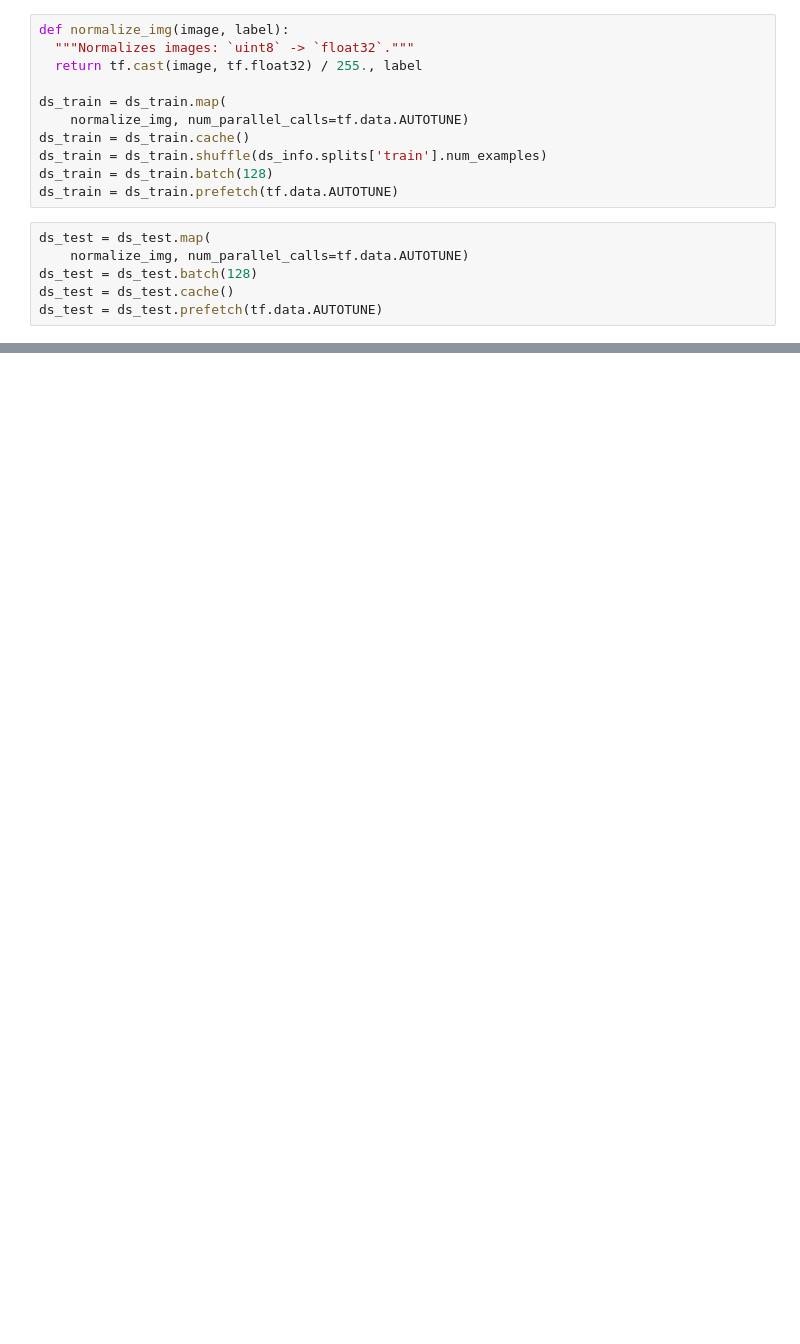
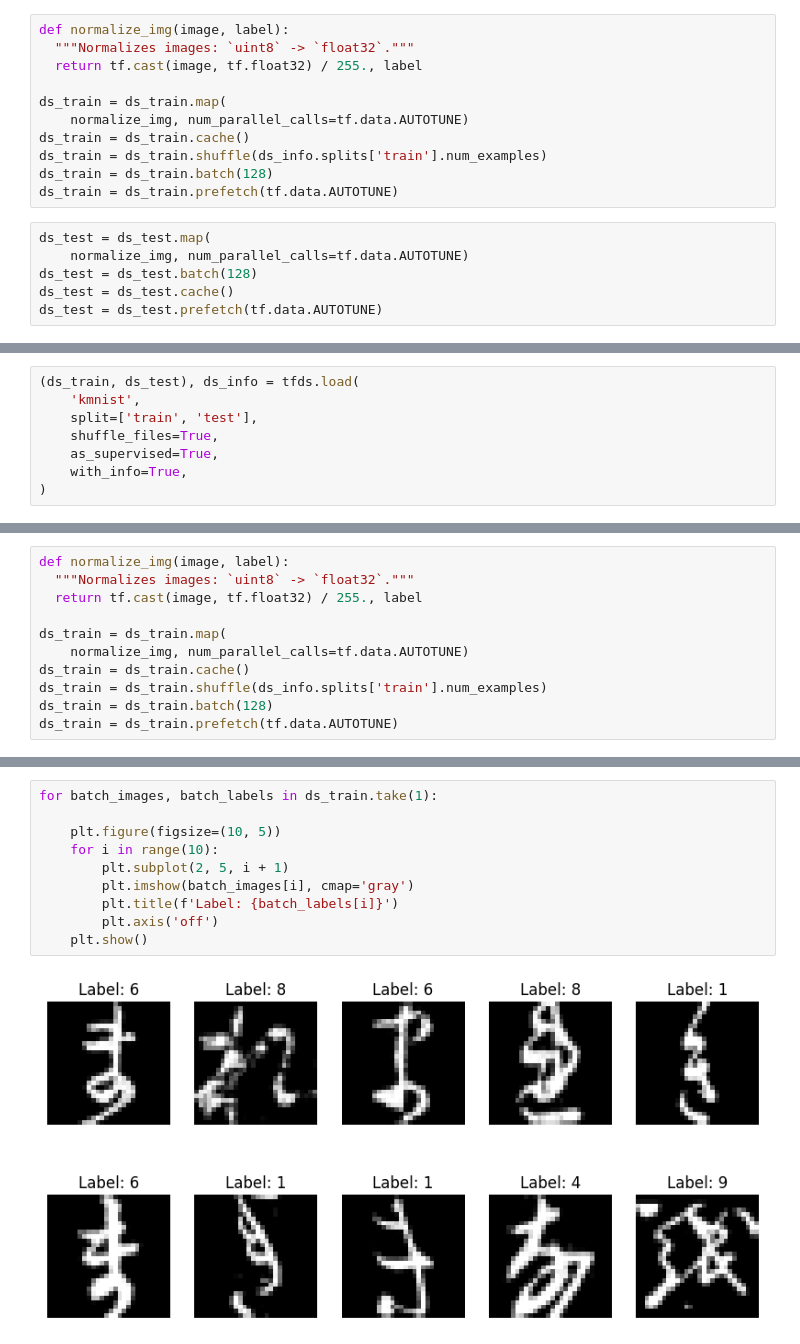
Before and after one commit to Ornellah/TensorFlowModels, a Jupyter notebook: lenet5.ipynb, the cells around one changed output, grey strips where cells are left out. Cells and saved outputs as stored; diff of their text form; blank space fills up the shorter version.

```diff
--- a/lenet5.ipynb
+++ b/lenet5.ipynb
@@ -78,0 +127,8 @@ Epoch 6/6
+# %%
+(ds_train, ds_test), ds_info = tfds.load(
+    'kmnist',
+    split=['train', 'test'],
+    shuffle_files=True,
+    as_supervised=True,
+    with_info=True,
+)
@@ -78,0 +140,11 @@ Epoch 6/6
+# %%
+def normalize_img(image, label):
+  """Normalizes images: `uint8` -> `float32`."""
+  return tf.cast(image, tf.float32) / 255., label
+
+ds_train = ds_train.map(
+    normalize_img, num_parallel_calls=tf.data.AUTOTUNE)
+ds_train = ds_train.cache()
+ds_train = ds_train.shuffle(ds_info.splits['train'].num_examples)
+ds_train = ds_train.batch(128)
+ds_train = ds_train.prefetch(tf.data.AUTOTUNE)
@@ -78,0 +177,12 @@ Epoch 6/6
+# %%
+for batch_images, batch_labels in ds_train.take(1):
+
+    plt.figure(figsize=(10, 5))
+    for i in range(10):
+        plt.subplot(2, 5, i + 1)
+        plt.imshow(batch_images[i], cmap='gray')
+        plt.title(f'Label: {batch_labels[i]}')
+        plt.axis('off')
+    plt.show()
+# %% [output]
+[figure, added]
```
Also changed, not shown: parts of 14 cells of this notebook, 1 other file.
